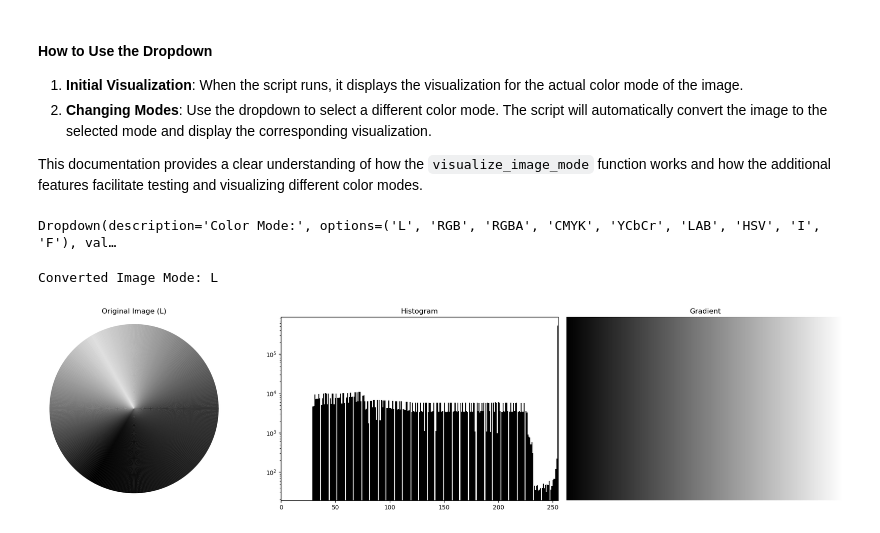
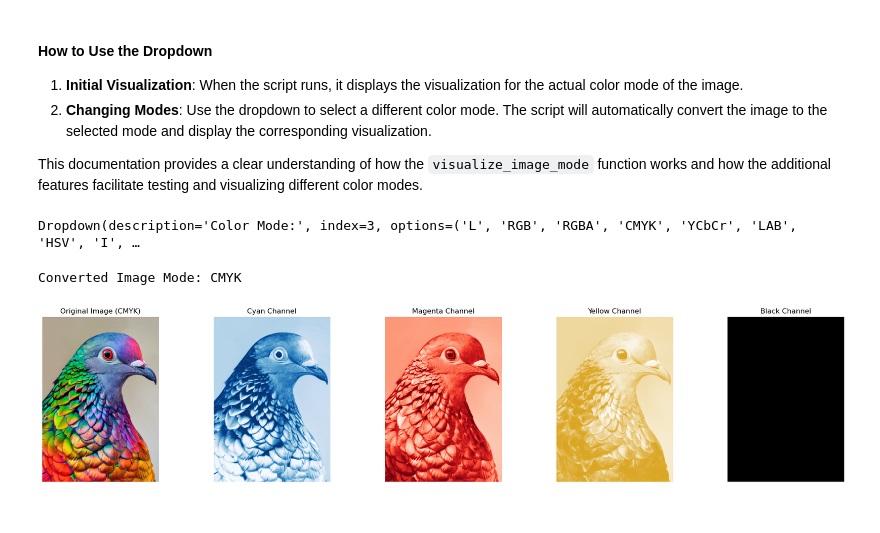
Before and after one commit to MaterDev/Python_Jupyter_Experiments, a Jupyter notebook: projects/05_proc33ssor_spike/main.ipynb, the cells around one changed output. Cells and saved outputs as stored; diff of their text form; code cells hidden in the pictures.

Commit message:
update example for colomodes and fix bugs

```diff
--- a/projects/05_proc33ssor_spike/main.ipynb
+++ b/projects/05_proc33ssor_spike/main.ipynb
@@ -29,7 +29,7 @@
 By analyzing these metrics, we can gain a comprehensive understanding of the image's properties and characteristics, enabling better organization, search, and utilization in various applications.
 # %%
 # Image
-image_path = './images/exampleImage_03.png'
+image_path = './images/dove.png'
 # %%
 from PIL import Image, ImageStat
 import os
@@ -276,6 +276,9 @@ import os
 from tempfile import TemporaryDirectory
 import ipywidgets as widgets
 from IPython.display import clear_output, display
+from matplotlib.colors import LinearSegmentedColormap
+
+
 
 def convert_image_mode(image, mode):
     """Convert the image to the specified mode."""
@@ -381,6 +384,10 @@ def visualize_image_mode(image):
             ax.axis('off')
 
     elif mode == 'CMYK':
+        # Define a custom colormap for the yellow channel with a darker yellow
+        darker_yellow = "#DAA520"  # Goldenrod, a darker shade of yellow
+        yellow_cmap = LinearSegmentedColormap.from_list("custom_yellow", ["white", darker_yellow], N=256)
+
         c, m, y, k = image.split()
         fig, axs = plt.subplots(1, 5, figsize=(25, 5))
         axs[0].imshow(image.convert('RGB'))
@@ -389,7 +396,7 @@ def visualize_image_mode(image):
         axs[1].set_title('Cyan Channel')
         axs[2].imshow(m, cmap='Reds')
         axs[2].set_title('Magenta Channel')
-        axs[3].imshow(y, cmap='Oranges')
+        axs[3].imshow(y, cmap=yellow_cmap)  # Use the custom yellow colormap here
         axs[3].set_title('Yellow Channel')
         axs[4].imshow(k, cmap='gray')
         axs[4].set_title('Black Channel')
@@ -499,33 +506,33 @@ def run_visualization(image_info, test_mode):
 
         # Print converted image color mode
         print(f'Converted Image Mode: {converted_image.mode}')
         visualize_image_mode(converted_image)
 
 def on_color_mode_change(change):
     if change['type'] == 'change' and change['name'] == 'value':
         test_mode = change['new']
         clear_output(wait=True)  # Clear previous output
         display(color_mode_dropdown)  # Display the dropdown again
         run_visualization(image_info, test_mode)
 
 # Create a dropdown widget for color mode selection
 color_mode_dropdown = widgets.Dropdown(
     # Todo: Add support for excluded modes: '1', 'P'
     options=['L', 'RGB', 'RGBA', 'CMYK', 'YCbCr', 'LAB', 'HSV', 'I', 'F'],
     value=image_info["Color Mode"],
     description='Color Mode:',
     disabled=False,
 )
 
 # Attach the callback function to the dropdown
 color_mode_dropdown.observe(on_color_mode_change)
 
 # Display the dropdown
 display(color_mode_dropdown)
 
 # Main usage: Run with actual mode
 run_visualization(image_info, image_info["Color Mode"])
 # %% [output]
-Dropdown(description='Color Mode:', options=('L', 'RGB', 'RGBA', 'CMYK', 'YCbCr', 'LAB', 'HSV', 'I', 'F'), val…
+Dropdown(description='Color Mode:', index=3, options=('L', 'RGB', 'RGBA', 'CMYK', 'YCbCr', 'LAB', 'HSV', 'I', …
-Converted Image Mode: L
+Converted Image Mode: CMYK
-[figure, old version]
+[figure, new version]
```
Also changed, not shown: parts of 2 cells of this notebook, 3 other files.
